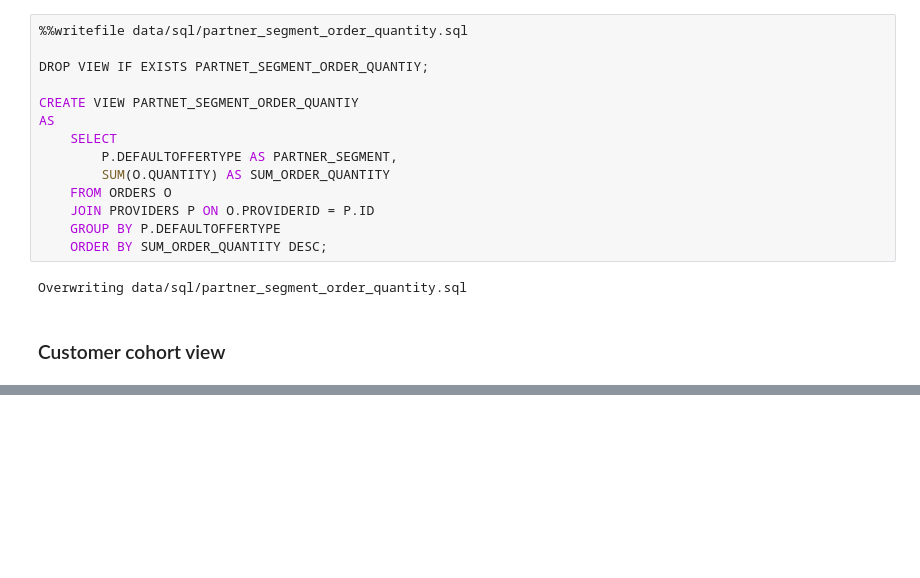
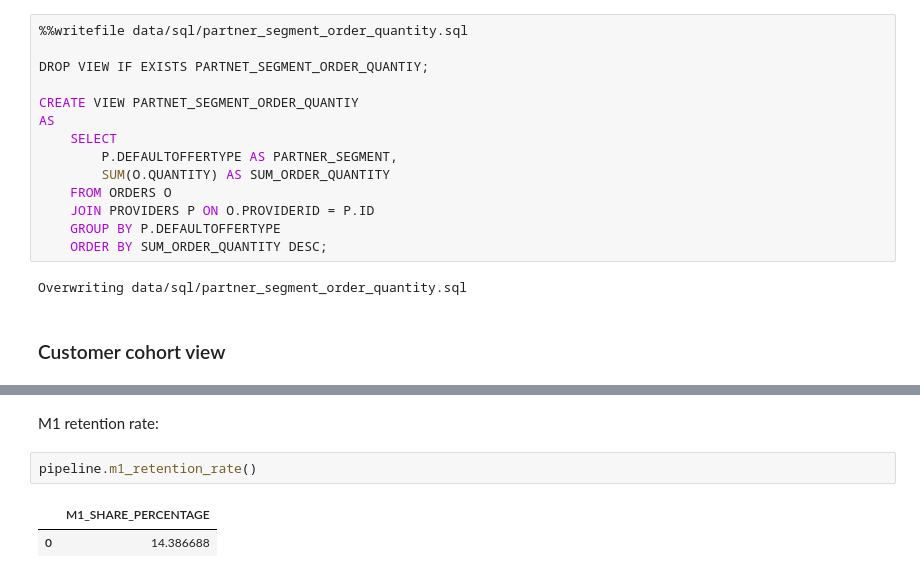
Before and after one commit to kennedyopokuasare/ResqCLV, a Jupyter notebook: data-exploration-and-pipeline.ipynb, the cells around one changed output, grey strips where cells are left out. Cells and saved outputs as stored; diff of their text form; blank space fills up the shorter version.

```diff
--- a/data-exploration-and-pipeline.ipynb
+++ b/data-exploration-and-pipeline.ipynb
@@ -521,0 +583,7 @@ DataPipeline()
+# %% [markdown]
+M1 retention rate:
+# %%
+pipeline.m1_retention_rate()
+# %% [output]
+|  | M1_SHARE_PERCENTAGE |
+| 0 | 14.386688 |
```
Also changed, not shown: parts of 14 cells of this notebook, 3 other files.
